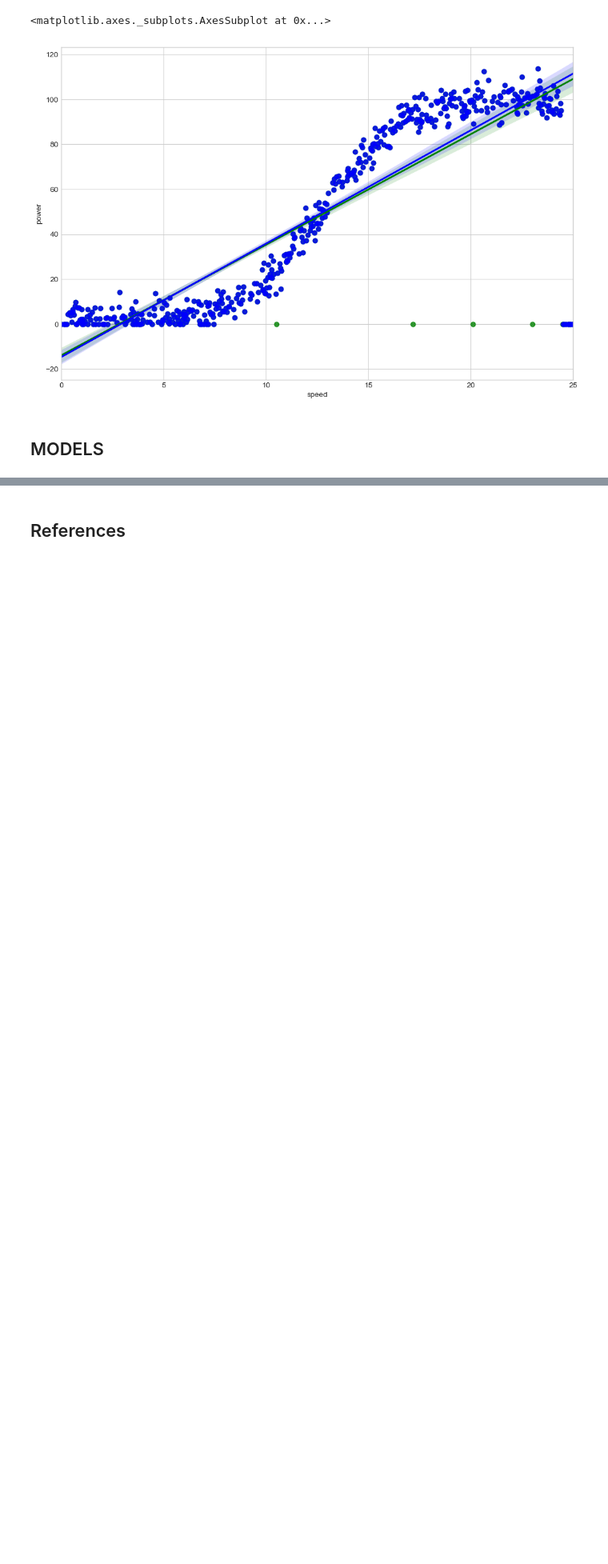
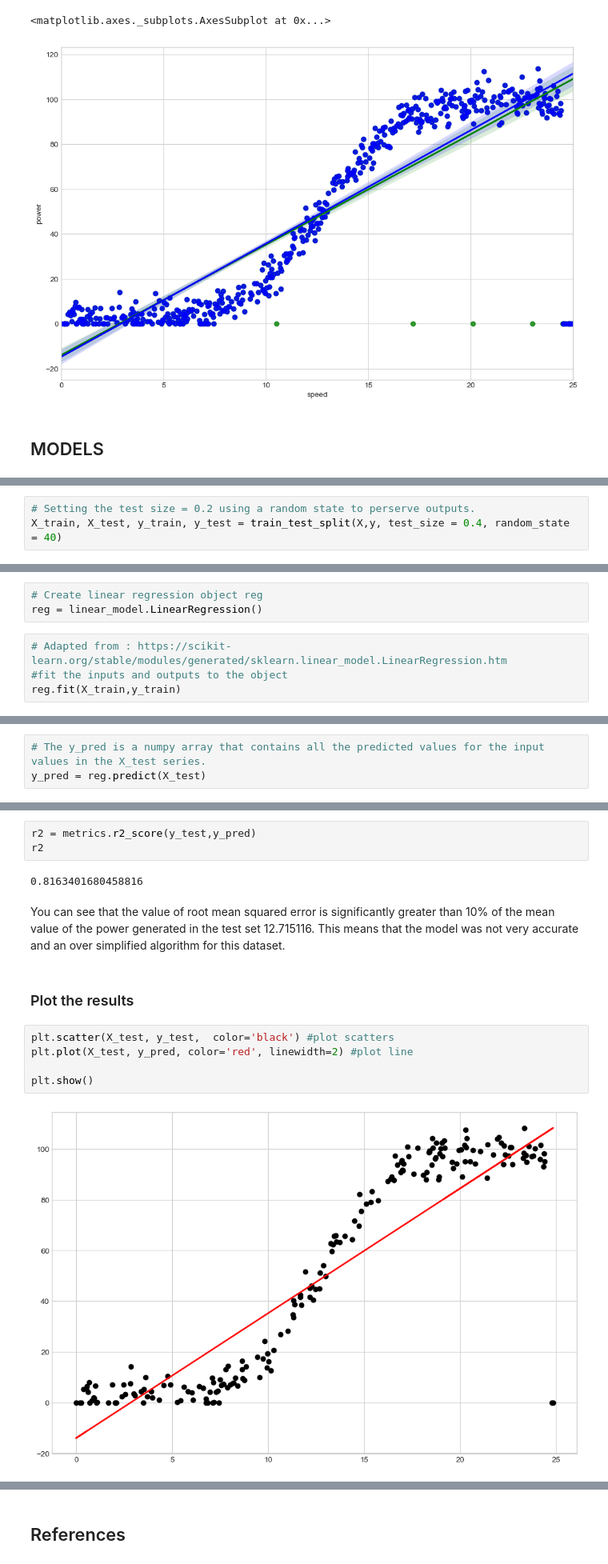
Before and after one commit to fionaoriordan/MLS_Project, a Jupyter notebook: projectmodels.ipynb, the cells around one changed output, grey strips where cells are left out. Shown at 80% size. Cells and saved outputs as stored; diff of their text form; blank space fills up the shorter version.

```diff
--- a/projectmodels.ipynb
+++ b/projectmodels.ipynb
@@ -247,0 +210,3 @@ sns.regplot(x=dfclean['speed'], y=dfclean['power'],color = "b", data=dfclean)
+# %%
+# Setting the test size = 0.2 using a random state to perserve outputs.
+X_train, X_test, y_train, y_test = train_test_split(X,y, test_size = 0.4, random_state = 40)
@@ -247,0 +224,7 @@ sns.regplot(x=dfclean['speed'], y=dfclean['power'],color = "b", data=dfclean)
+# %%
+# Create linear regression object reg
+reg = linear_model.LinearRegression()
+# %%
+# Adapted from : https://scikit-learn.org/stable/modules/generated/sklearn.linear_model.LinearRegression.htm
+#fit the inputs and outputs to the object
+reg.fit(X_train,y_train)
@@ -247,0 +246,3 @@ sns.regplot(x=dfclean['speed'], y=dfclean['power'],color = "b", data=dfclean)
+# %%
+# The y_pred is a numpy array that contains all the predicted values for the input values in the X_test series.
+y_pred = reg.predict(X_test)
@@ -247,0 +282,16 @@ sns.regplot(x=dfclean['speed'], y=dfclean['power'],color = "b", data=dfclean)
+# %%
+r2 = metrics.r2_score(y_test,y_pred)
+r2
+# %% [output]
+0.8163401680458816
+# %% [markdown]
+You can see that the value of root mean squared error is significantly greater than 10% of the mean value of the power generated in the test set 12.715116.  This means that the model was not very accurate and an over simplified algorithm for this dataset.
+# %% [markdown]
+### Plot the results
+# %%
+plt.scatter(X_test, y_test,  color='black') #plot scatters
+plt.plot(X_test, y_pred, color='red', linewidth=2) #plot line
+
+plt.show()
+# %% [output]
+[figure, added]
```
Also changed, not shown: parts of 62 cells of this notebook.
